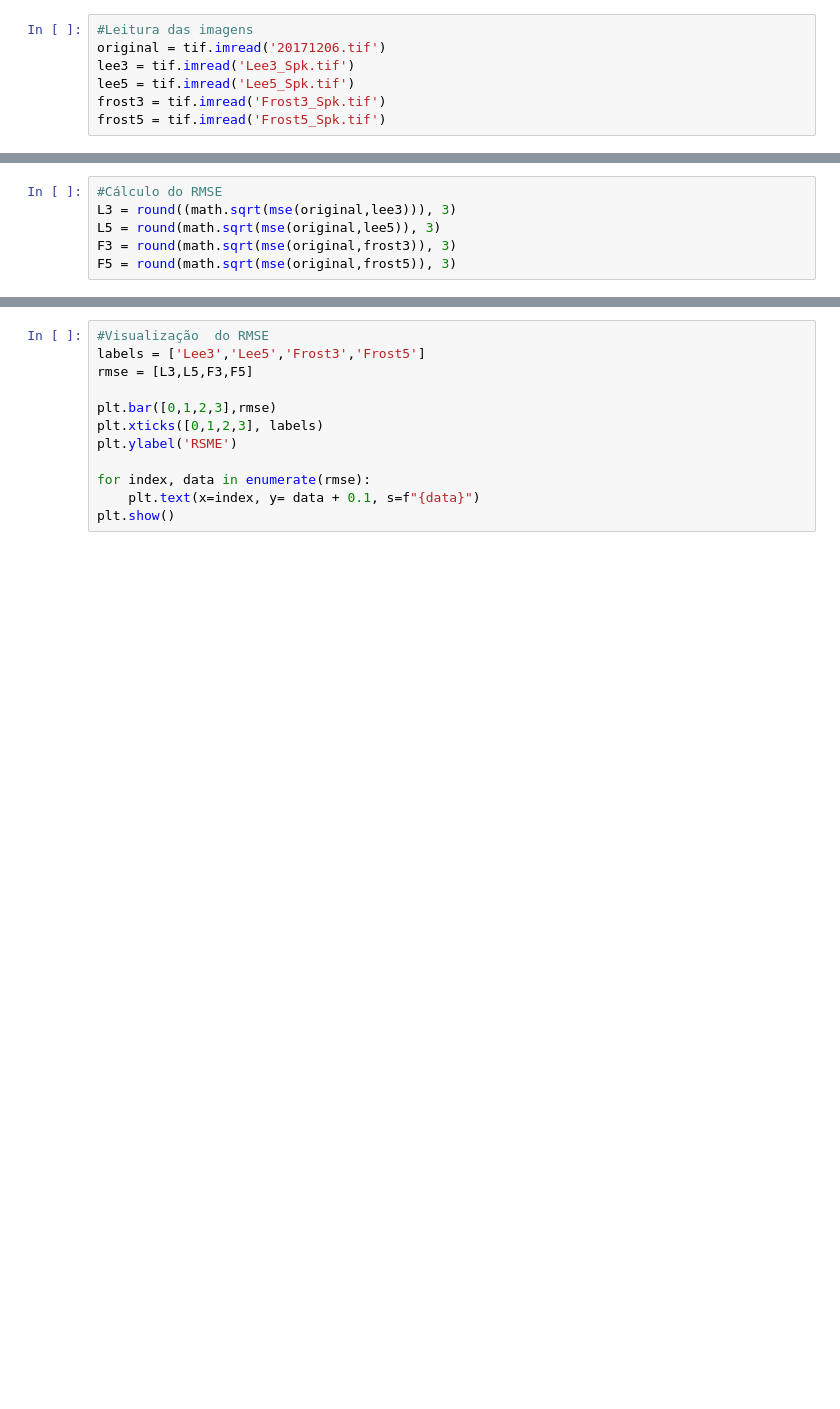
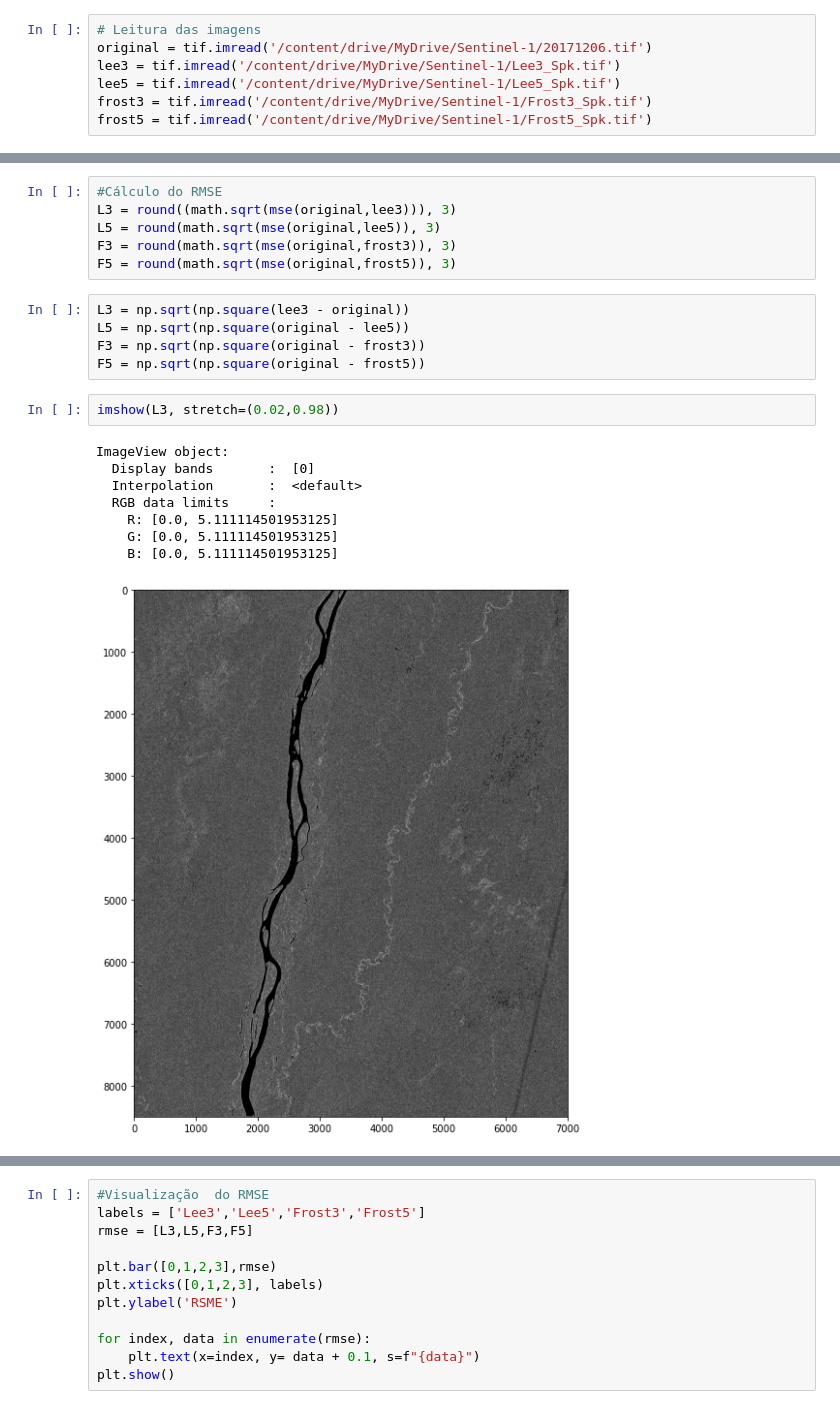
Before and after one commit to Gustavoohs/Dados, a Jupyter notebook: RMSE.ipynb, the cells around one changed output, grey strips where cells are left out. Drawn from its saved outputs; the diff is of its cells as text; blank space fills up the shorter version.

```diff
--- a/RMSE.ipynb
+++ b/RMSE.ipynb
@@ -10,7 +18,7 @@ matplotlib.rcParams['figure.figsize'] = (15,10)
 # %%
-#Leitura das imagens
-original = tif.imread('20171206.tif')
-lee3 = tif.imread('Lee3_Spk.tif')
-lee5 = tif.imread('Lee5_Spk.tif')
-frost3 = tif.imread('Frost3_Spk.tif')
-frost5 = tif.imread('Frost5_Spk.tif')
+# Leitura das imagens
+original = tif.imread('/content/drive/MyDrive/Sentinel-1/20171206.tif')
+lee3 = tif.imread('/content/drive/MyDrive/Sentinel-1/Lee3_Spk.tif')
+lee5 = tif.imread('/content/drive/MyDrive/Sentinel-1/Lee5_Spk.tif')
+frost3 = tif.imread('/content/drive/MyDrive/Sentinel-1/Frost3_Spk.tif')
+frost5 = tif.imread('/content/drive/MyDrive/Sentinel-1/Frost5_Spk.tif')
@@ -41,3 +73,19 @@ L3 = round((math.sqrt(mse(original,lee3))), 3)
 L5 = round(math.sqrt(mse(original,lee5)), 3)
 F3 = round(math.sqrt(mse(original,frost3)), 3)
 F5 = round(math.sqrt(mse(original,frost5)), 3)
+# %%
+L3 = np.sqrt(np.square(lee3 - original))
+L5 = np.sqrt(np.square(original - lee5))
+F3 = np.sqrt(np.square(original - frost3))
+F5 = np.sqrt(np.square(original - frost5))
+# %%
+imshow(L3, stretch=(0.02,0.98))
+# %% [output]
+ImageView object:
+  Display bands       :  [0]
+  Interpolation       :  <default>
+  RGB data limits     :
+    R: [0.0, 5.111114501953125]
+    G: [0.0, 5.111114501953125]
+    B: [0.0, 5.111114501953125]
+[figure, added]
```
Also changed, not shown: parts of 12 cells of this notebook, 9 other files.
